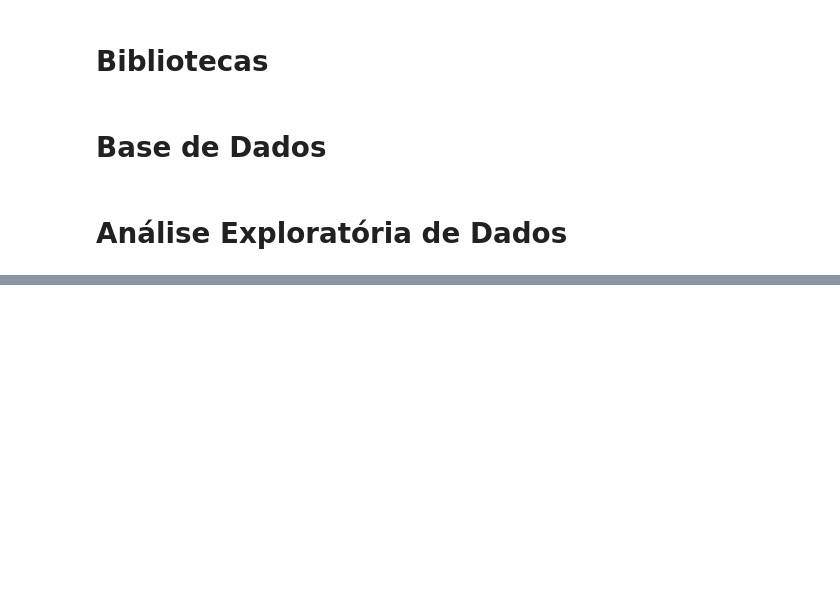
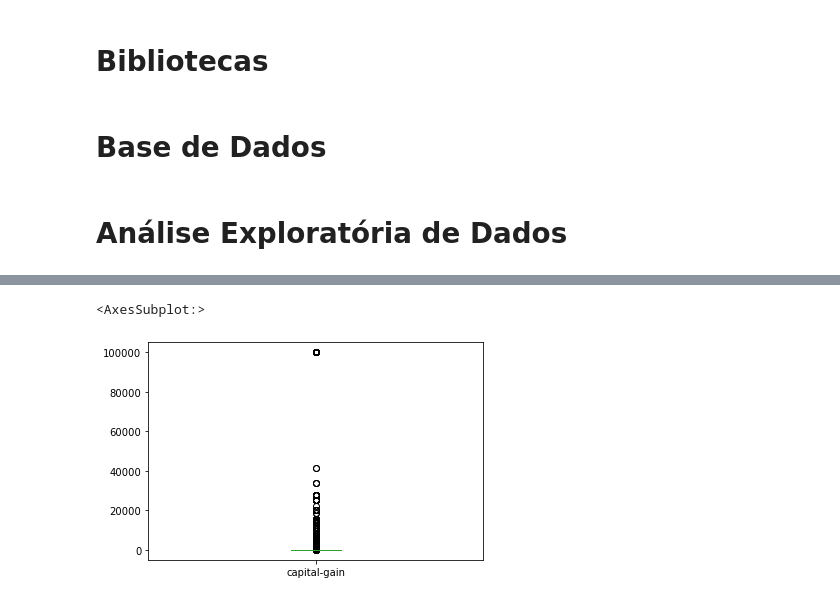
Before and after one commit to mariamaOlive/modelos-preditivos-residencia, a Jupyter notebook: Census.ipynb, the cells around one changed output, grey strips where cells are left out. Saved outputs shown, nothing was run; the diff lists cells and outputs as text; code cells hidden in the pictures; blank space fills up the shorter version.

```diff
--- a/Census.ipynb
+++ b/Census.ipynb
@@ -30,0 +170,5 @@ df
+# %%
+df['capital-gain'].plot.box()
+# %% [output]
+<AxesSubplot:>
+[figure, added]
```
Also changed, not shown: parts of 45 cells of this notebook.
